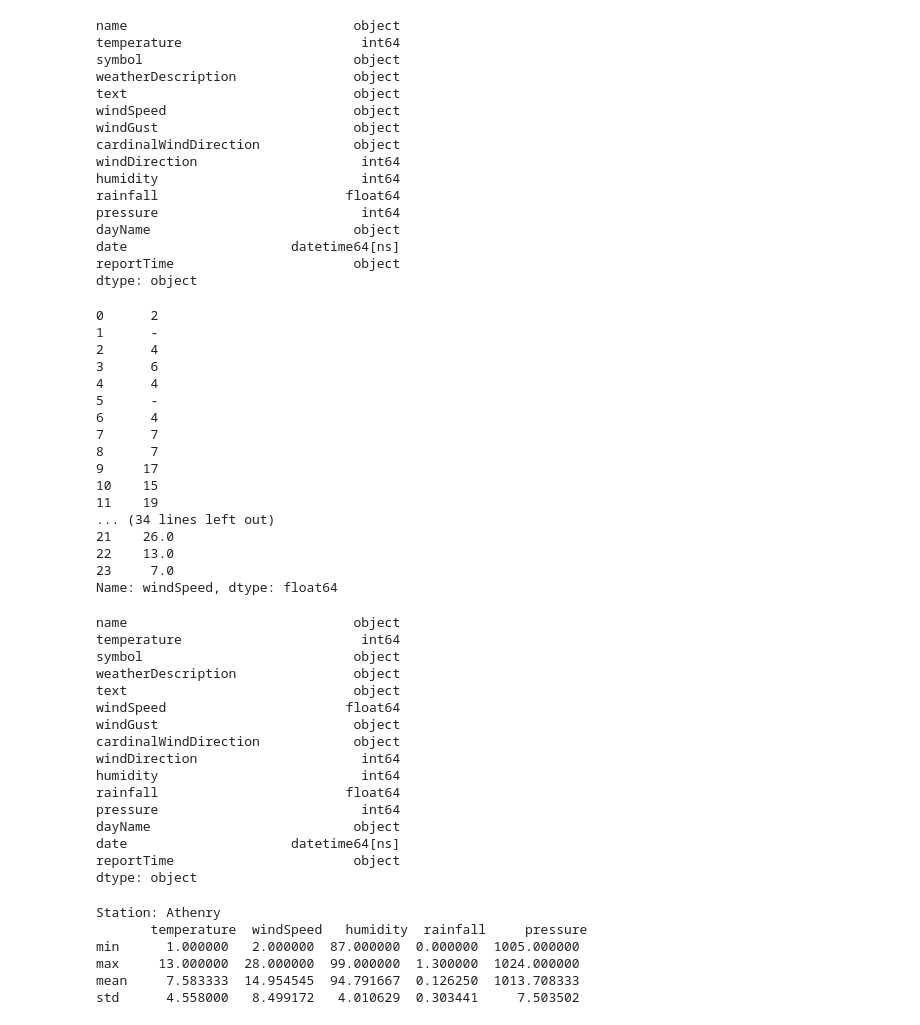
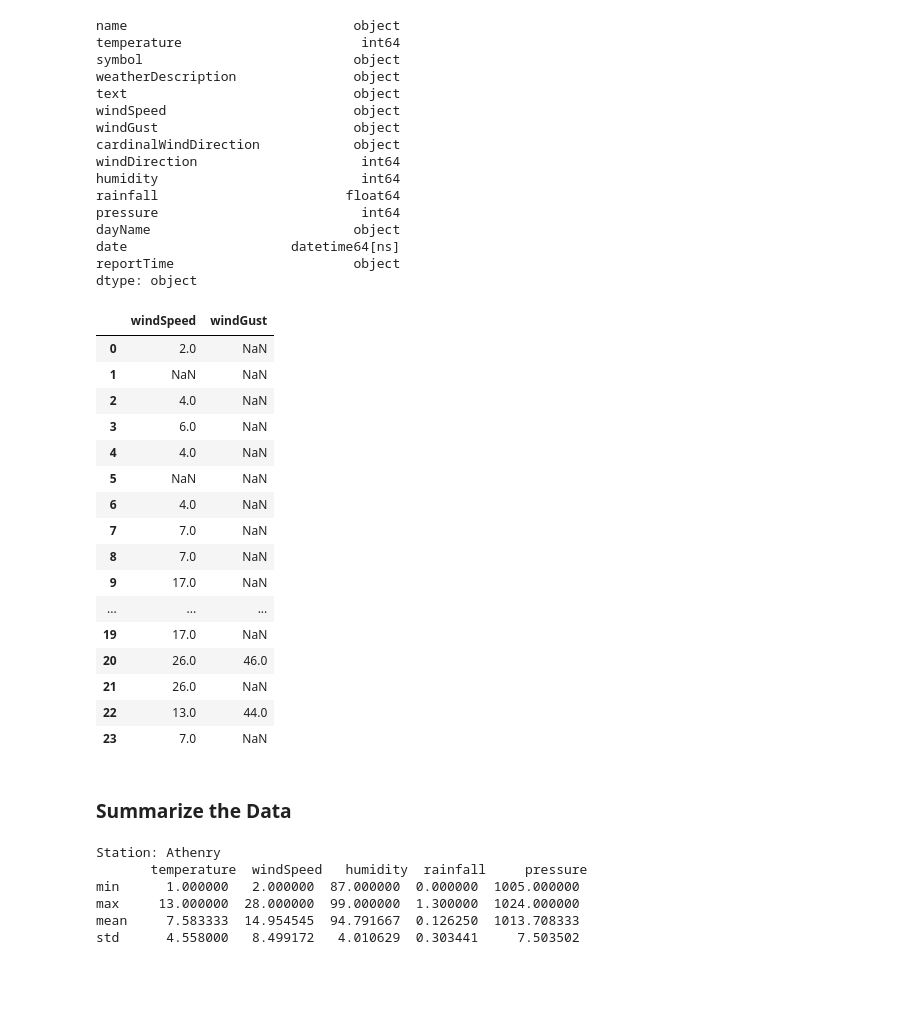
Before and after one commit to dvdgeroconnell/computer_infrastructure, a Jupyter notebook: weather.ipynb, the cells around one changed output. Drawn from its saved outputs; the diff is of its cells as text; code cells hidden in the pictures; blank space fills up the shorter version.

```diff
--- a/weather.ipynb
+++ b/weather.ipynb
@@ -201,47 +195,31 @@ date                     datetime64[ns]
 reportTime                       object
 dtype: object
 # %%
-# Need to convert windSpeed as it is a string type with some invalid entries ("-")
+# Need to convert windSpeed and windGust to numeric as they are string type with some invalid entries ("-")
 
-#station_data['windSpeed'] = station_data['windSpeed'].replace('-','')
-#print(station_data['windSpeed'])
 station_data['windSpeed'] = pd.to_numeric(station_data['windSpeed'], errors='coerce')
-print(station_data['windSpeed'])
-station_data.dtypes
+station_data['windGust'] = pd.to_numeric(station_data['windGust'], errors='coerce')
+display(station_data[['windSpeed','windGust']])
 # %% [output]
-0      2
-1      -
-2      4
-3      6
-4      4
-5      -
-6      4
-7      7
-8      7
-9     17
-10    15
-11    19
-... (34 lines left out)
-21    26.0
-22    13.0
-23     7.0
-Name: windSpeed, dtype: float64
-name                             object
-temperature                       int64
-symbol                           object
-weatherDescription               object
-text                             object
-windSpeed                       float64
-windGust                         object
-cardinalWindDirection            object
-windDirection                     int64
-humidity                          int64
-rainfall                        float64
-pressure                          int64
-dayName                          object
-date                     datetime64[ns]
-reportTime                       object
-dtype: object
+|  | windSpeed | windGust |
+| 0 | 2.0 | NaN |
+| 1 | NaN | NaN |
+| 2 | 4.0 | NaN |
+| 3 | 6.0 | NaN |
+| 4 | 4.0 | NaN |
+| 5 | NaN | NaN |
+| 6 | 4.0 | NaN |
+| 7 | 7.0 | NaN |
+| 8 | 7.0 | NaN |
+| 9 | 17.0 | NaN |
+| ... | ... | ... |
+| 19 | 17.0 | NaN |
+| 20 | 26.0 | 46.0 |
+| 21 | 26.0 | NaN |
+| 22 | 13.0 | 44.0 |
+| 23 | 7.0 | NaN |
+# %% [markdown]
+### Summarize the Data
 # %%
 # Calculate and display some key statistics on the data fields where it is meaningful to do so.
 
```
Also changed, not shown: parts of 12 cells of this notebook, 1 other file.
